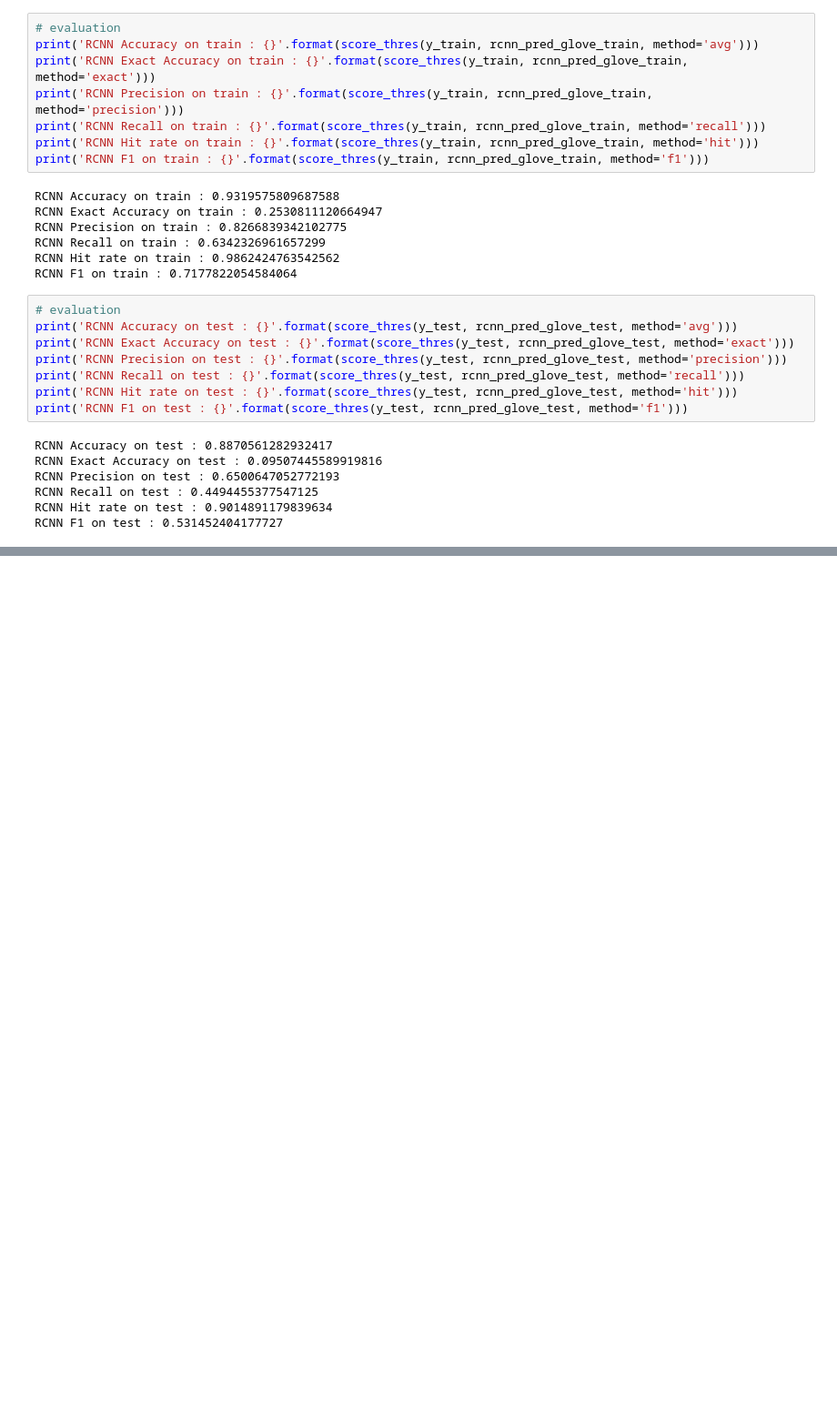
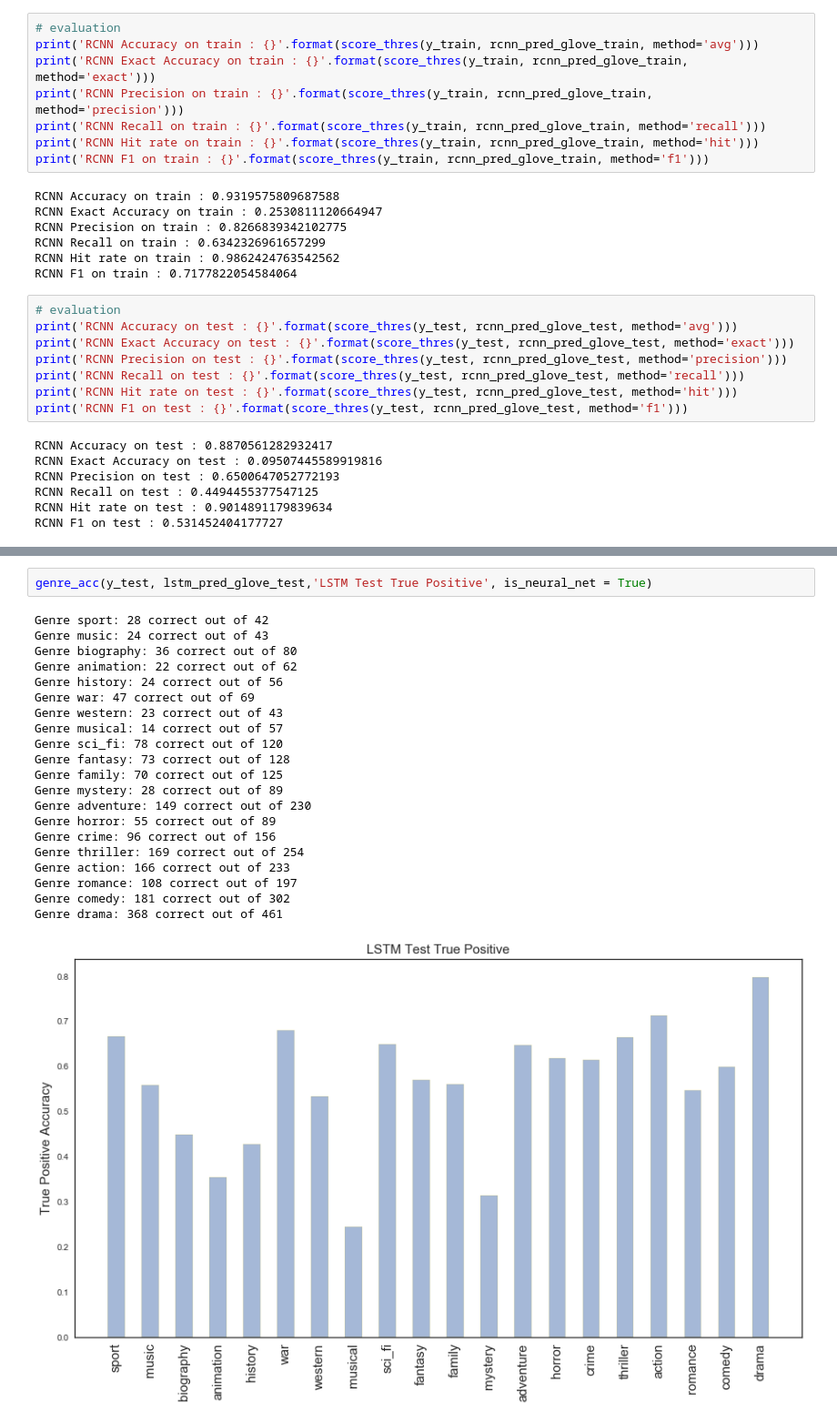
Before and after one commit to BoyuanSun930/cs209b-g6-movie, a Jupyter notebook: Glove.ipynb, the cells around one changed output, grey strips where cells are left out. Shown at 91% size. Saved outputs shown, nothing was run; the diff lists cells and outputs as text; blank space fills up the shorter version.

```diff
--- a/Glove.ipynb
+++ b/Glove.ipynb
@@ -670,0 +732,24 @@ RCNN F1 on test : 0.531452404177727
+# %%
+genre_acc(y_test, lstm_pred_glove_test,'LSTM Test True Positive', is_neural_net = True)
+# %% [output]
+Genre sport: 28 correct out of 42
+Genre music: 24 correct out of 43
+Genre biography: 36 correct out of 80
+Genre animation: 22 correct out of 62
+Genre history: 24 correct out of 56
+Genre war: 47 correct out of 69
+Genre western: 23 correct out of 43
+Genre musical: 14 correct out of 57
+Genre sci_fi: 78 correct out of 120
+Genre fantasy: 73 correct out of 128
+Genre family: 70 correct out of 125
+Genre mystery: 28 correct out of 89
+Genre adventure: 149 correct out of 230
+Genre horror: 55 correct out of 89
+Genre crime: 96 correct out of 156
+Genre thriller: 169 correct out of 254
+Genre action: 166 correct out of 233
+Genre romance: 108 correct out of 197
+Genre comedy: 181 correct out of 302
+Genre drama: 368 correct out of 461
+[figure, added]
```
Also changed, not shown: parts of 20 cells of this notebook.
